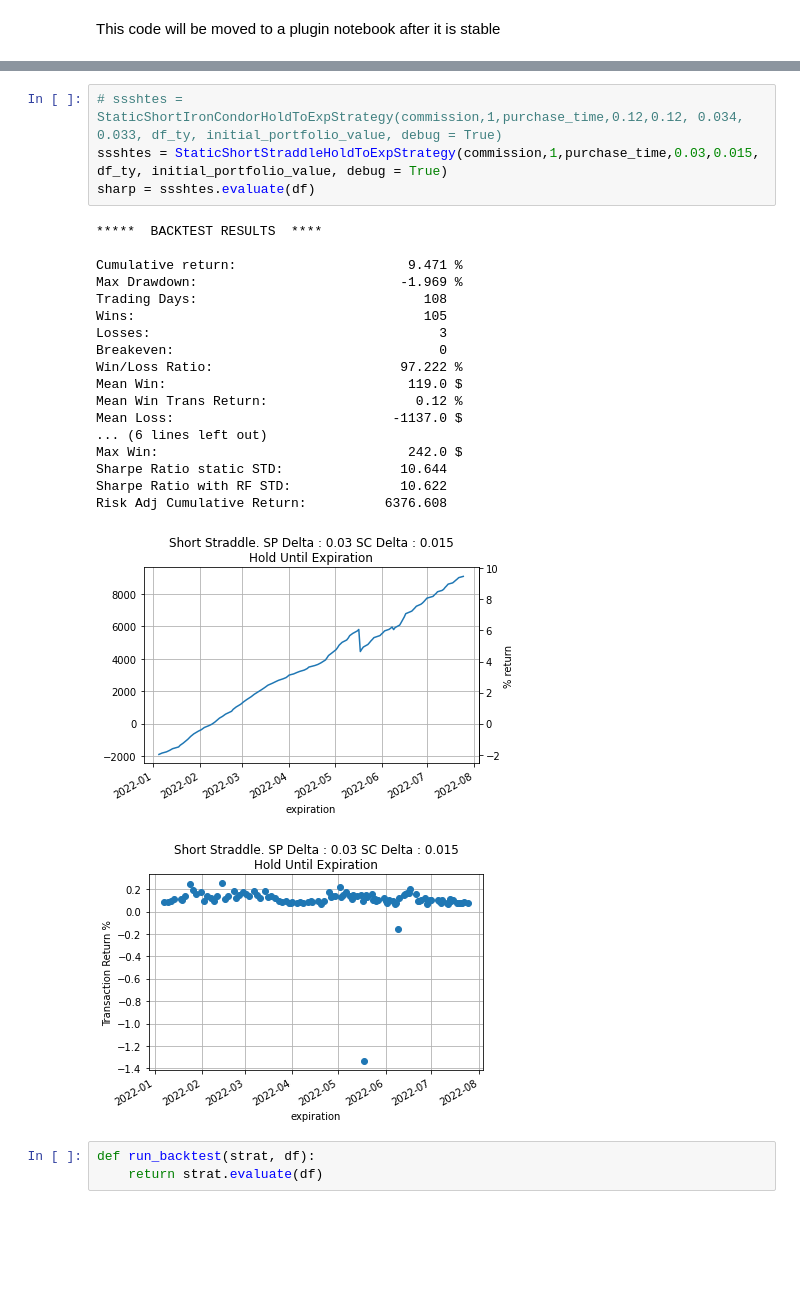
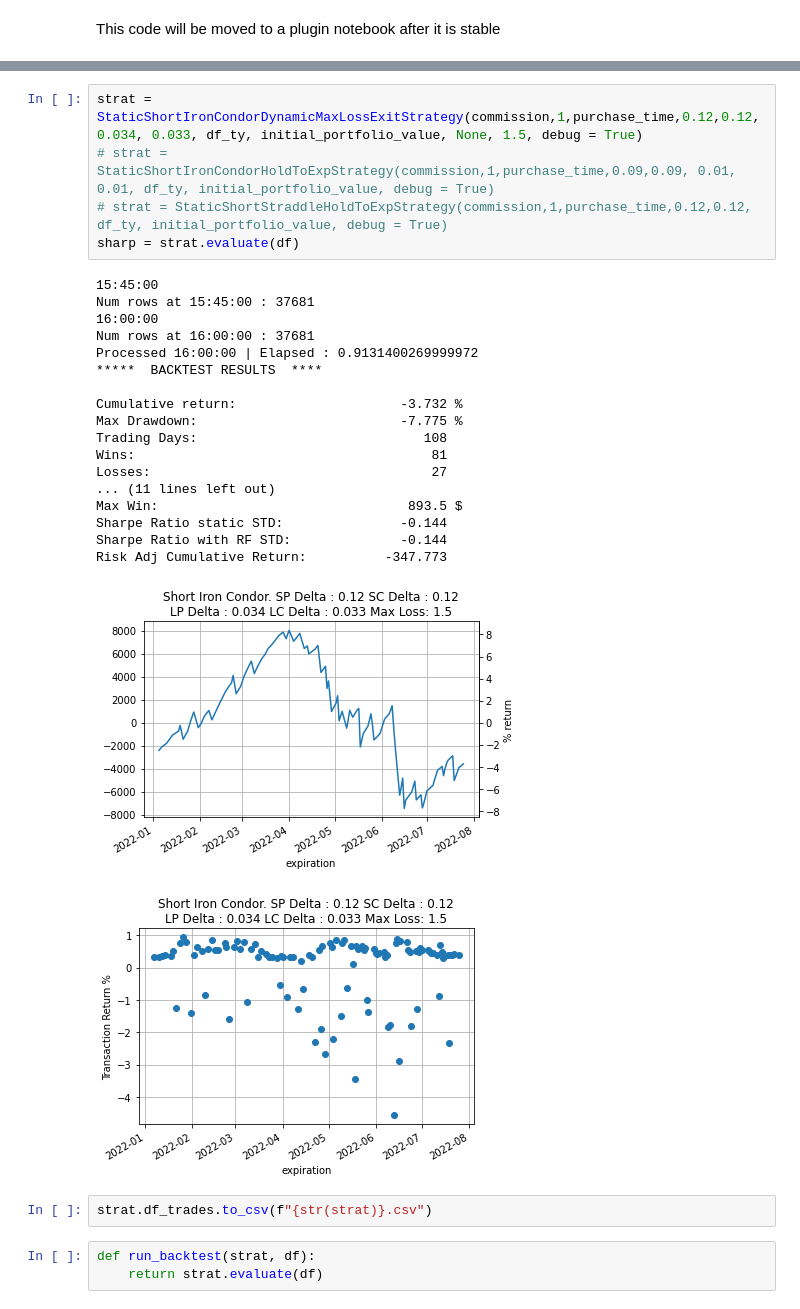
Before and after one commit to jcurtiswebb/SPXoptions-put-backtesting, a Jupyter notebook: spx-option-spread-backtester.ipynb, the cells around one changed output, grey strips where cells are left out. Saved outputs shown, nothing was run; the diff lists cells and outputs as text; blank space fills up the shorter version.

```diff
--- a/spx-option-spread-backtester.ipynb
+++ b/spx-option-spread-backtester.ipynb
@@ -573,27 +764,30 @@ class StaticShortIronCondorHoldToExpStrategy(StaticEntryHoldToExpStrategy):
 # %%
-# ssshtes = StaticShortIronCondorHoldToExpStrategy(commission,1,purchase_time,0.12,0.12, 0.034, 0.033, df_ty, initial_portfolio_value, debug = True)
-ssshtes = StaticShortStraddleHoldToExpStrategy(commission,1,purchase_time,0.03,0.015, df_ty, initial_portfolio_value, debug = True)
-sharp = ssshtes.evaluate(df)
+strat = StaticShortIronCondorDynamicMaxLossExitStrategy(commission,1,purchase_time,0.12,0.12, 0.034, 0.033, df_ty, initial_portfolio_value, None, 1.5, debug = True)
+# strat = StaticShortIronCondorHoldToExpStrategy(commission,1,purchase_time,0.09,0.09, 0.01, 0.01, df_ty, initial_portfolio_value, debug = True)
+# strat = StaticShortStraddleHoldToExpStrategy(commission,1,purchase_time,0.12,0.12, df_ty, initial_portfolio_value, debug = True)
+sharp = strat.evaluate(df)
 # %% [output]
+15:45:00
+Num rows at 15:45:00 : 37681
+16:00:00
+Num rows at 16:00:00 : 37681
+Processed 16:00:00 | Elapsed : 0.9131400269999972
 *****  BACKTEST RESULTS  ****
 
-Cumulative return:                      9.471 %
-Max Drawdown:                          -1.969 %
+Cumulative return:                     -3.732 %
+Max Drawdown:                          -7.775 %
 Trading Days:                             108
-Wins:                                     105
-Losses:                                     3
-Breakeven:                                  0
-Win/Loss Ratio:                        97.222 %
-Mean Win:                               119.0 $
-Mean Win Trans Return:                   0.12 %
-Mean Loss:                            -1137.0 $
-... (6 lines left out)
-Max Win:                                242.0 $
-Sharpe Ratio static STD:               10.644
-Sharpe Ratio with RF STD:              10.622
-Risk Adj Cumulative Return:          6376.608
+Wins:                                      81
+Losses:                                    27
+... (11 lines left out)
+Max Win:                                893.5 $
+Sharpe Ratio static STD:               -0.144
+Sharpe Ratio with RF STD:              -0.144
+Risk Adj Cumulative Return:          -347.773
-[figure, old version]
+[figure, new version]
-[figure, old version]
+[figure, new version]
+# %%
+strat.df_trades.to_csv(f"{str(strat)}.csv")
 # %%
 def run_backtest(strat, df):
     return strat.evaluate(df)
```
Also changed, not shown: parts of 4 cells of this notebook.
